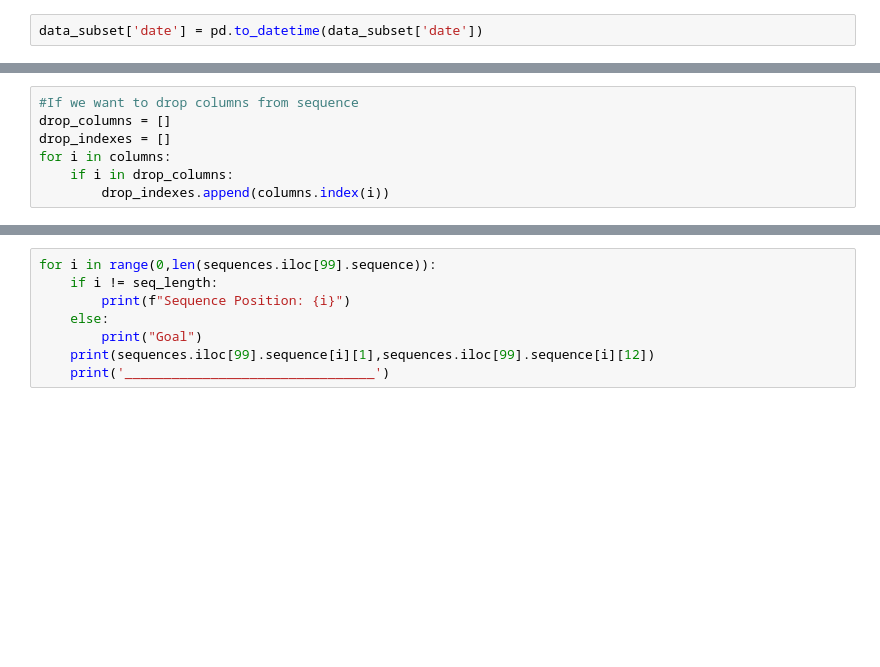
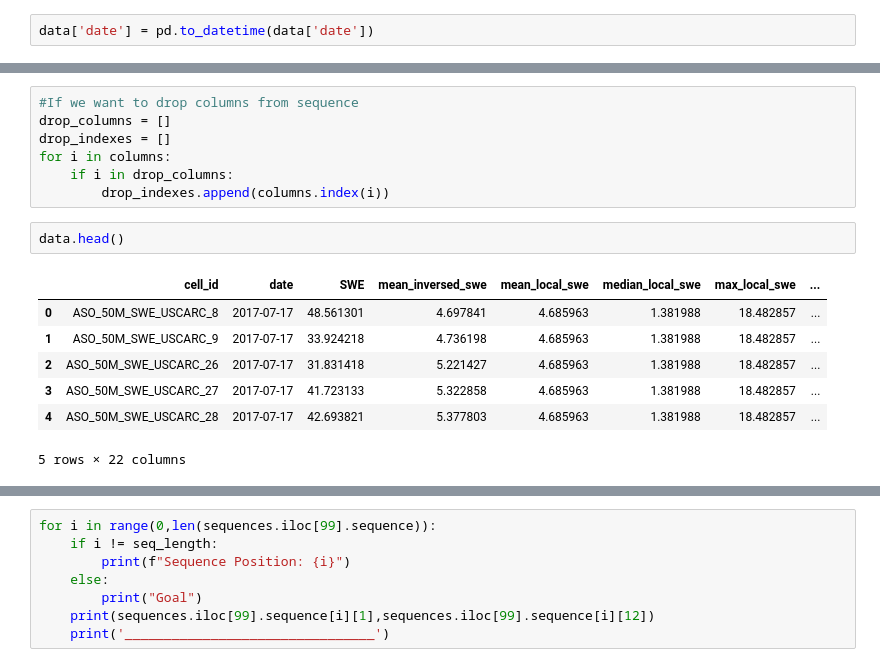
Before and after one commit to Seiris21/ucb2022.snowcast, a Jupyter notebook: notebooks/data_ingestion/LSTM-sequence-generation.ipynb, the cells around one changed output, grey strips where cells are left out. Drawn from its saved outputs; the diff is of its cells as text; blank space fills up the shorter version.

```diff
--- a/notebooks/data_ingestion/LSTM-sequence-generation.ipynb
+++ b/notebooks/data_ingestion/LSTM-sequence-generation.ipynb
@@ -46,2 +41,2 @@ data_subset = data[data['cell_id']=='018cf1a1-f945-4097-9c47-0c4690538bb5'].copy
 # %%
-data_subset['date'] = pd.to_datetime(data_subset['date'])
+data['date'] = pd.to_datetime(data['date'])
@@ -80,3 +59,13 @@ drop_indexes = []
 for i in columns:
     if i in drop_columns:
         drop_indexes.append(columns.index(i))
+# %%
+data.head()
+# %% [output]
+|  | cell_id | date | SWE | mean_inversed_swe | mean_local_swe | median_local_swe | max_local_swe | ... |
+| 0 | ASO_50M_SWE_USCARC_8 | 2017-07-17 | 48.561301 | 4.697841 | 4.685963 | 1.381988 | 18.482857 | ... |
+| 1 | ASO_50M_SWE_USCARC_9 | 2017-07-17 | 33.924218 | 4.736198 | 4.685963 | 1.381988 | 18.482857 | ... |
+| 2 | ASO_50M_SWE_USCARC_26 | 2017-07-17 | 31.831418 | 5.221427 | 4.685963 | 1.381988 | 18.482857 | ... |
+| 3 | ASO_50M_SWE_USCARC_27 | 2017-07-17 | 41.723133 | 5.322858 | 4.685963 | 1.381988 | 18.482857 | ... |
+| 4 | ASO_50M_SWE_USCARC_28 | 2017-07-17 | 42.693821 | 5.377803 | 4.685963 | 1.381988 | 18.482857 | ... |
+5 rows × 22 columns
```
Also changed, not shown: parts of 30 cells of this notebook.
